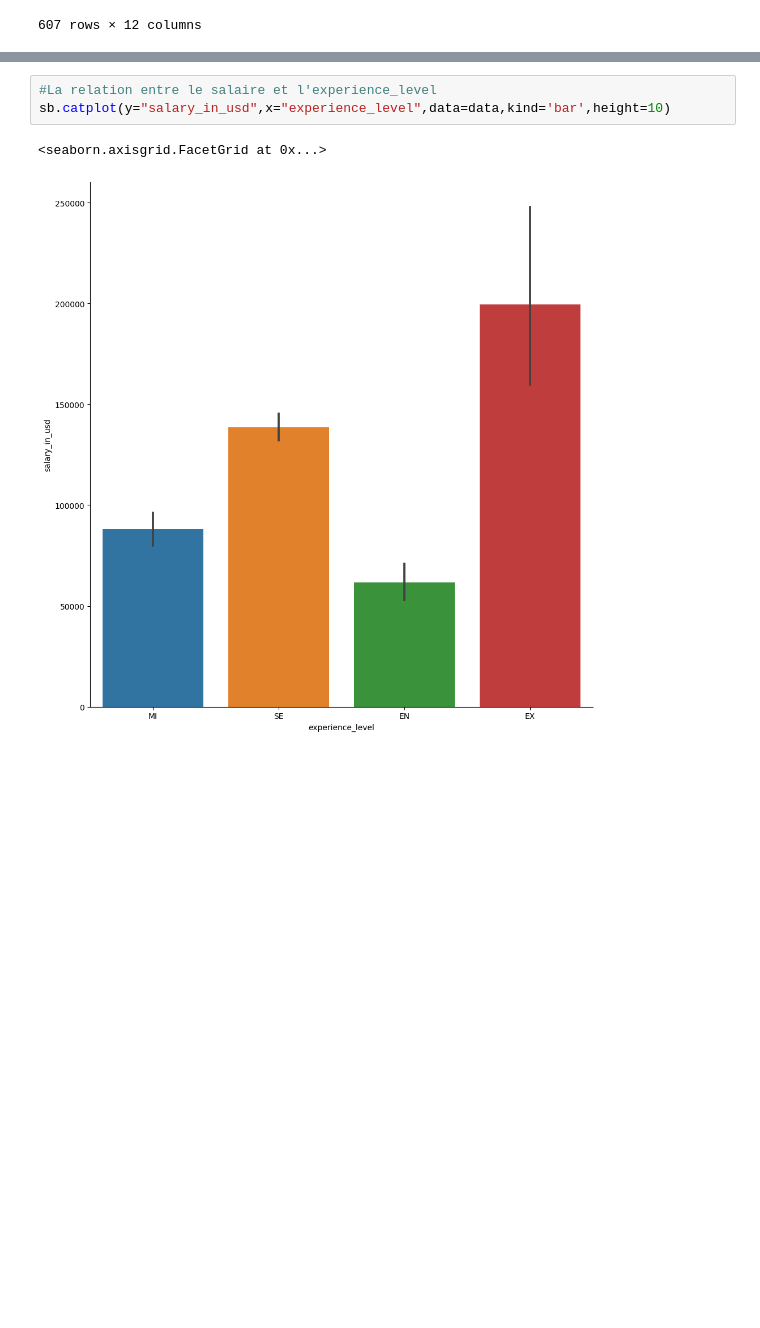
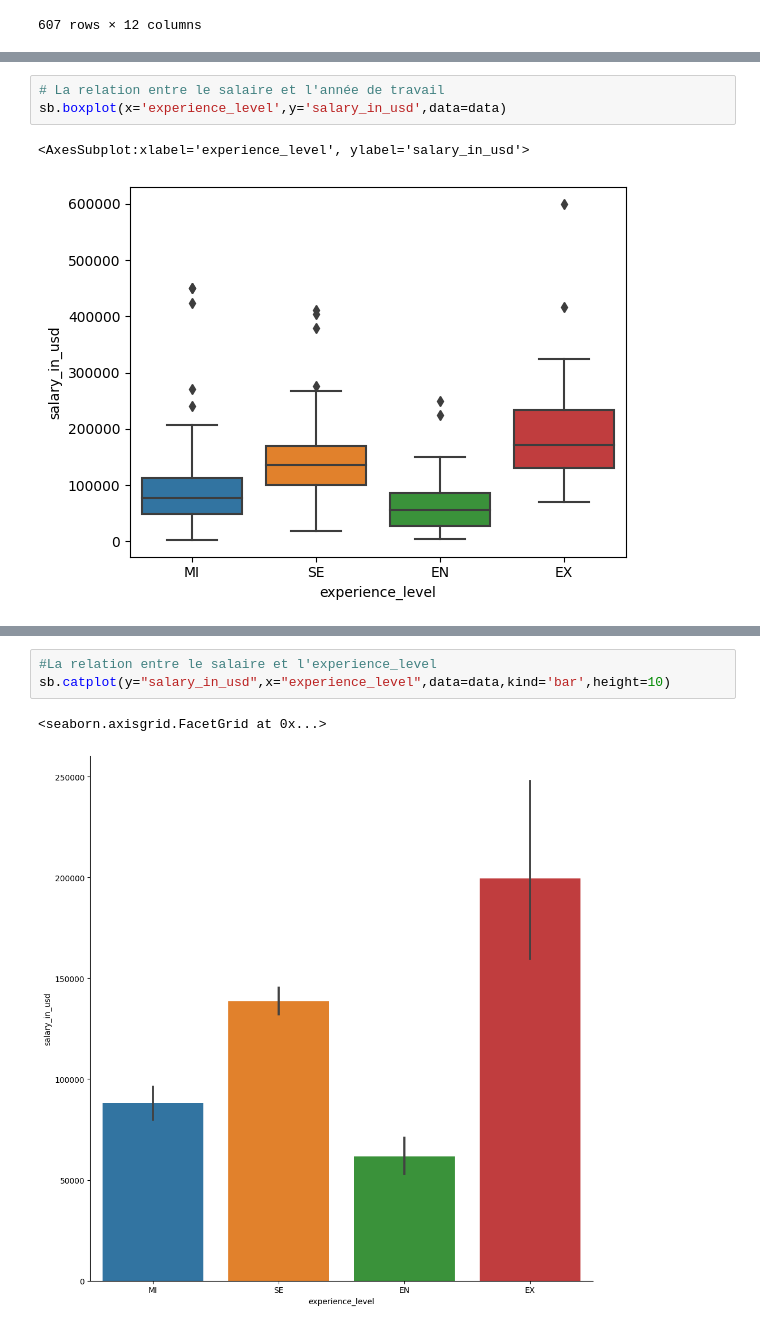
Before and after one commit to An-tianqi/python, a Jupyter notebook: Data Science Job Salaries.ipynb, the cells around one changed output, grey strips where cells are left out. Cells and saved outputs as stored; diff of their text form; blank space fills up the shorter version.

```diff
--- a/Data Science Job Salaries.ipynb
+++ b/Data Science Job Salaries.ipynb
@@ -24,0 +46,6 @@ data
+# %%
+# La relation entre le salaire et l'année de travail
+sb.boxplot(x='experience_level',y='salary_in_usd',data=data)
+# %% [output]
+<AxesSubplot:xlabel='experience_level', ylabel='salary_in_usd'>
+[figure, added]
```
Also changed, not shown: parts of 16 cells of this notebook.
